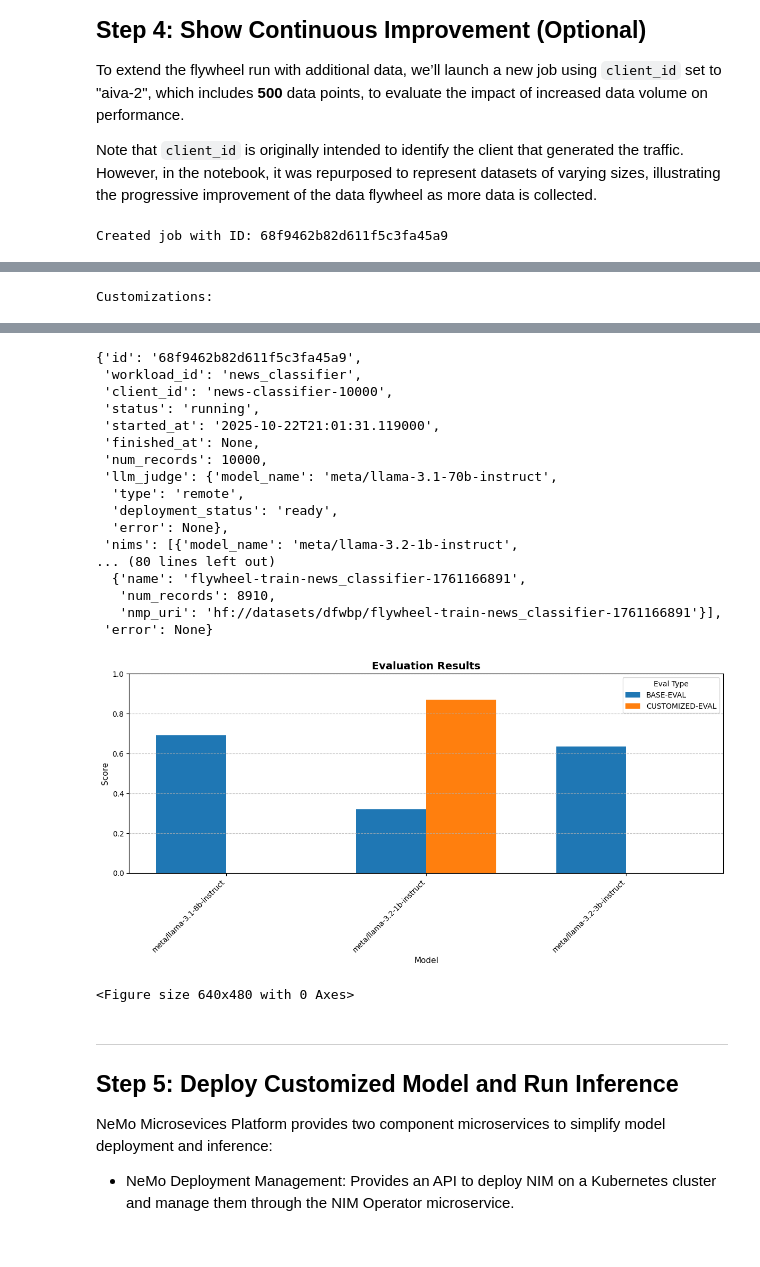
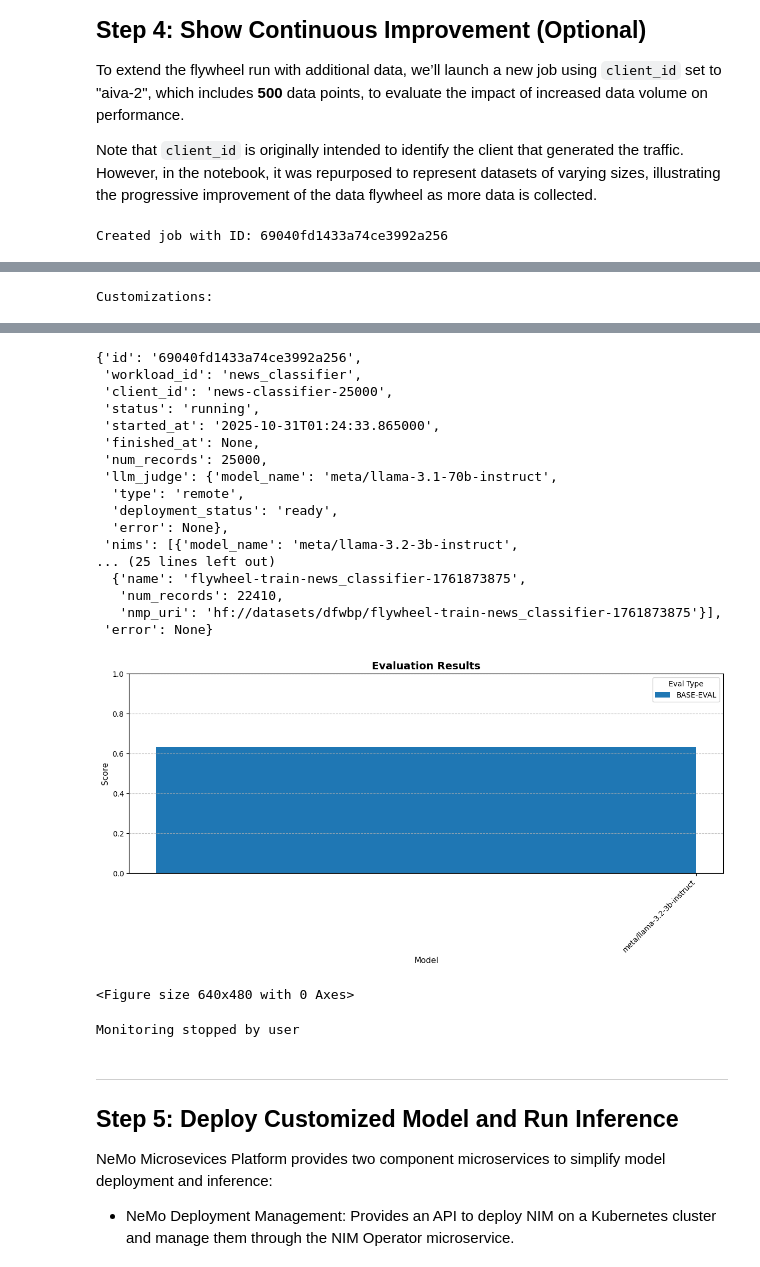
Before and after one commit to dhruvdnvi/data-flywheel-fsi, a Jupyter notebook: notebooks/data-flywheel-bp-fsi-tutorial.ipynb, the cells around one changed output, grey strips where cells are left out. Cells and saved outputs as stored; diff of their text form; code cells hidden in the pictures.

```diff
--- a/notebooks/data-flywheel-bp-fsi-tutorial.ipynb
+++ b/notebooks/data-flywheel-bp-fsi-tutorial.ipynb
@@ -66,7 +66,9 @@ git-lfs pull
 from pathlib import Path
 
 notebook_dir = Path.cwd()
-project_root = notebook_dir / "data-flywheel-fsi"
+notebook_dir = notebook_dir.parent
+project_root = notebook_dir
+# / "data-flywheel-fsi"
 local_bin = os.path.expanduser("~/.local/bin")
 os.environ["PATH"] = f"{local_bin}:{os.environ['PATH']}"
 print(f"Updated PATH to include: {local_bin}")
@@ -242,7 +264,7 @@ The `request` uses the OpenAI `ChatCompletions` request format and contains the
 # %%
 import datasets
 
-NEWS_DATA_PATH = '/home/ubuntu/nemo_customiser_k8_utils/data'
+NEWS_DATA_PATH = '/home/shadeform/data-flywheel-fsi/data/news_data_raw/teacher_model_labelled'
 dataset = datasets.load_dataset(NEWS_DATA_PATH)
 
 # Get class labels
@@ -403,0 +420,28 @@ Dataset splits created:
+# %%
+# Specify the number of samples to pick from trainset
+SAMPLE_SIZES = [1000, 25000]
+
+def create_stratified_subset(dataset, n_samples, random_state=42):
+    """Create a stratified subset maintaining class distribution."""
+    if n_samples >= len(dataset):
+        return dataset
+    train_size = n_samples / len(dataset)
+    return dataset.train_test_split(
+        train_size=train_size, seed=random_state, stratify_by_column='label'
+    )['train']
+
+# Create stratified subsets
+client_datasets = {
+    f"news-classifier-{size}": create_stratified_subset(split_dataset['train'], size)
+    for size in SAMPLE_SIZES
+}
+
+# Add validation and test sets
+client_datasets.update({
+    "news-classifier-val": split_dataset2['train'],
+    "news-classifier-test": split_dataset2['test'],
+})
+
+print("Client datasets created:")
+for name, ds in client_datasets.items():
+    print(f"  {name}: {len(ds)} examples")
@@ -585,7 +631,7 @@ API_BASE_URL = "http://localhost:8000"
 
 response = requests.post(
     f"{API_BASE_URL}/api/jobs",
-    json={"workload_id": "news_classifier", "client_id": "news-classifier-10000"}
+    json={"workload_id": "news_classifier", "client_id": "news-classifier-25000"}
 )
 
 response.raise_for_status()
@@ -593,12 +639,12 @@ job_id = response.json()["id"]
 
 print(f"Created job with ID: {job_id}")
 # %% [output]
-Created job with ID: 68f9462b82d611f5c3fa45a9
+Created job with ID: 69040fd1433a74ce3992a256
 # %%
 monitor_job(
     api_base_url=API_BASE_URL,
     job_id=job_id,
-    poll_interval=5
+    poll_interval=15
 )
 # %% [output]
 Job Status: running
@@ -619,22 +660,23 @@ Customizations:
-{'id': '68f9462b82d611f5c3fa45a9',
+{'id': '69040fd1433a74ce3992a256',
  'workload_id': 'news_classifier',
- 'client_id': 'news-classifier-10000',
+ 'client_id': 'news-classifier-25000',
  'status': 'running',
- 'started_at': '2025-10-22T21:01:31.119000',
+ 'started_at': '2025-10-31T01:24:33.865000',
  'finished_at': None,
- 'num_records': 10000,
+ 'num_records': 25000,
  'llm_judge': {'model_name': 'meta/llama-3.1-70b-instruct',
   'type': 'remote',
   'deployment_status': 'ready',
   'error': None},
- 'nims': [{'model_name': 'meta/llama-3.2-1b-instruct',
-... (80 lines left out)
-  {'name': 'flywheel-train-news_classifier-1761166891',
-   'num_records': 8910,
-   'nmp_uri': 'hf://datasets/dfwbp/flywheel-train-news_classifier-1761166891'}],
+ 'nims': [{'model_name': 'meta/llama-3.2-3b-instruct',
+... (25 lines left out)
+  {'name': 'flywheel-train-news_classifier-1761873875',
+   'num_records': 22410,
+   'nmp_uri': 'hf://datasets/dfwbp/flywheel-train-news_classifier-1761873875'}],
  'error': None}
-[figure, old version]
+[figure, new version]
 <Figure size 640x480 with 0 Axes>
+Monitoring stopped by user
 # %% [markdown]
 ---
 
```
Also changed, not shown: parts of 10 cells of this notebook, 4 other files.
